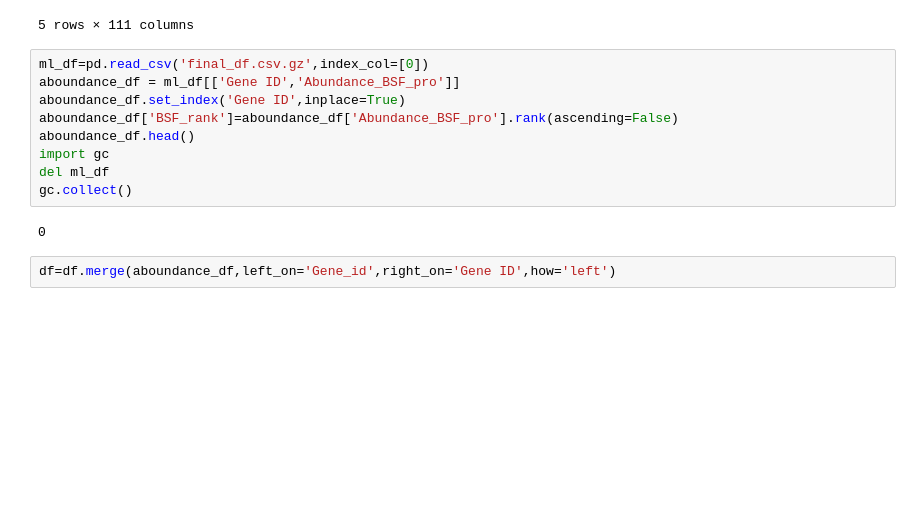
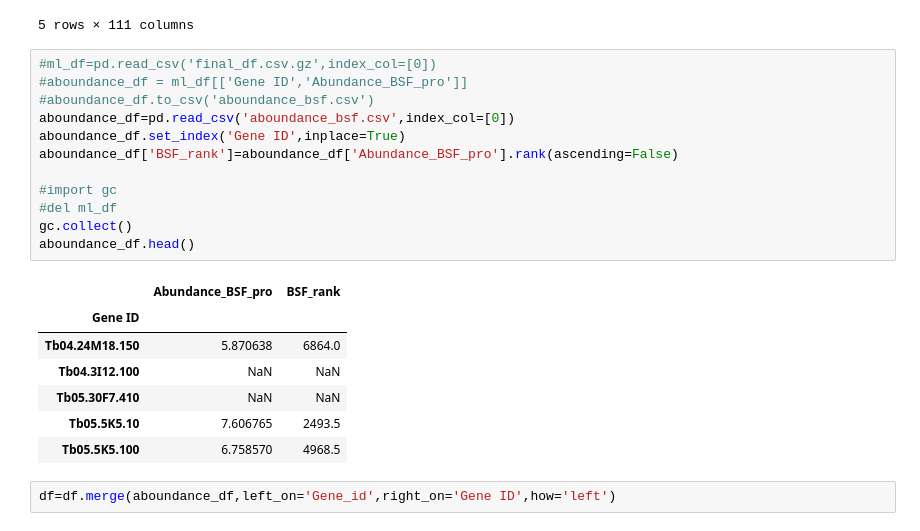
Before and after one commit to mtinti/TbGPI3, a Jupyter notebook: analysis_def.ipynb, the cells around one changed output. Saved outputs shown, nothing was run; the diff lists cells and outputs as text; blank space fills up the shorter version.

```diff
--- a/analysis_def.ipynb
+++ b/analysis_def.ipynb
@@ -157,16 +157,25 @@ tot  876  entries removed
 | 159 | Tb927.5.4560:mRNA-p1;Tb11.v5.0409... | Tb927.5.4560:mRNA-p1;Tb11.v5.0409... | 18;18;18 | 18;18;18 | 18;18;18 | ... |
 5 rows × 111 columns
 # %%
-ml_df=pd.read_csv('final_df.csv.gz',index_col=[0])
-aboundance_df = ml_df[['Gene ID','Abundance_BSF_pro']]
+#ml_df=pd.read_csv('final_df.csv.gz',index_col=[0])
+#aboundance_df = ml_df[['Gene ID','Abundance_BSF_pro']]
+#aboundance_df.to_csv('aboundance_bsf.csv')
+aboundance_df=pd.read_csv('aboundance_bsf.csv',index_col=[0])
 aboundance_df.set_index('Gene ID',inplace=True)
 aboundance_df['BSF_rank']=aboundance_df['Abundance_BSF_pro'].rank(ascending=False)
+
+#import gc
+#del ml_df
+gc.collect()
 aboundance_df.head()
-import gc
-del ml_df
-gc.collect()
 # %% [output]
-0
+|  | Abundance_BSF_pro | BSF_rank |
+| Gene ID |  |  |
+| Tb04.24M18.150 | 5.870638 | 6864.0 |
+| Tb04.3I12.100 | NaN | NaN |
+| Tb05.30F7.410 | NaN | NaN |
+| Tb05.5K5.10 | 7.606765 | 2493.5 |
+| Tb05.5K5.100 | 6.758570 | 4968.5 |
 # %%
 df=df.merge(aboundance_df,left_on='Gene_id',right_on='Gene ID',how='left')
 # %%
```
Also changed, not shown: parts of 2 cells of this notebook, 1 other file.
